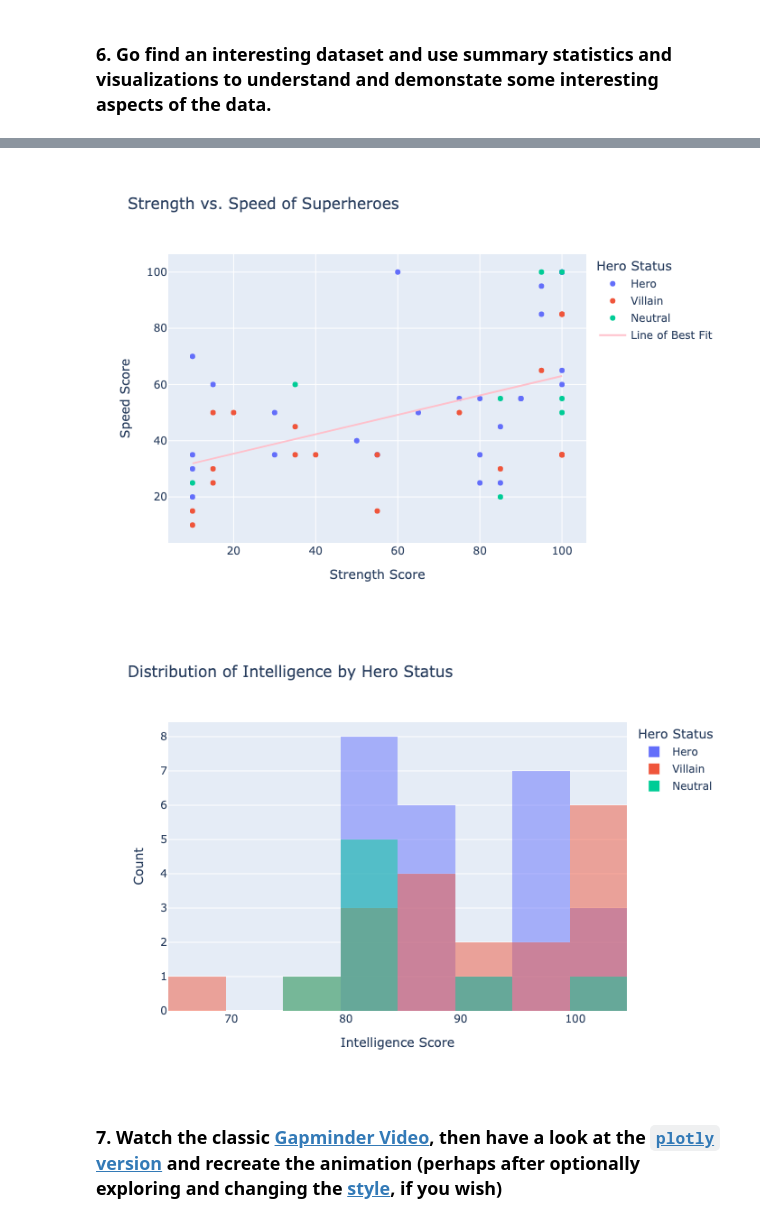
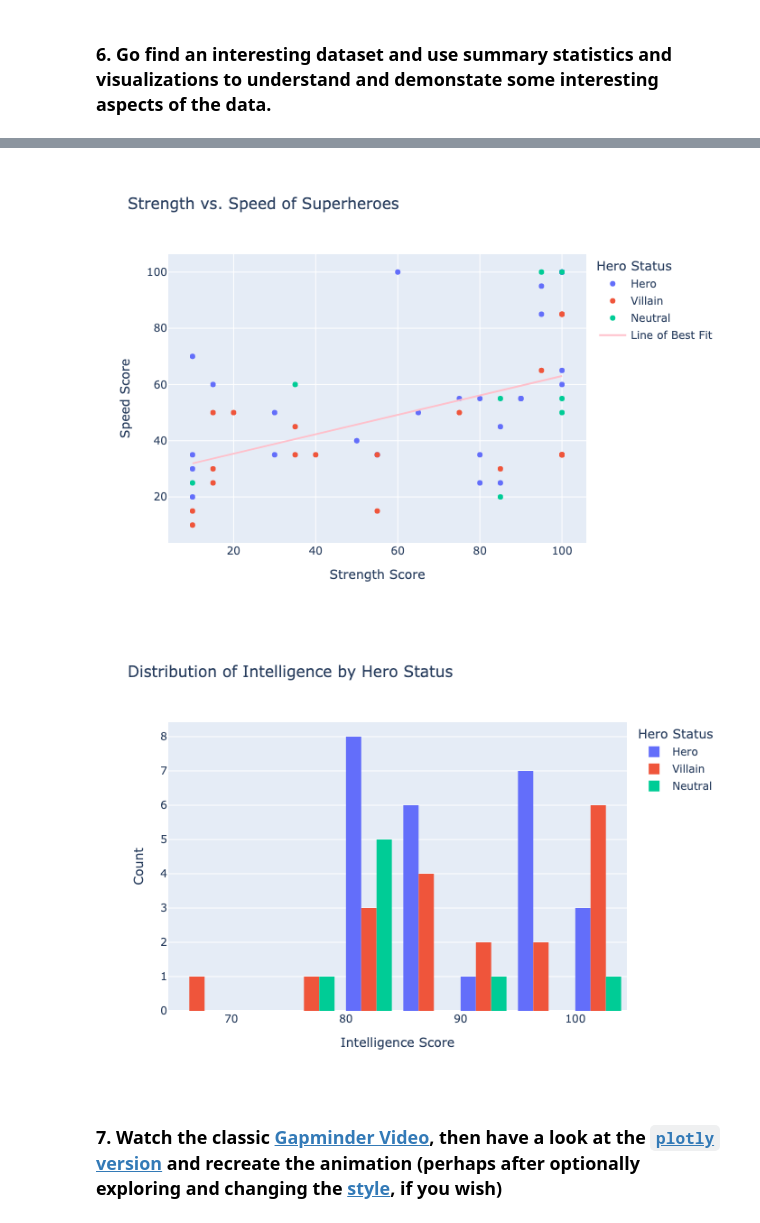
Before and after one commit to vicdenz/sta130-uoft, a Jupyter notebook: homework/week03/hw03.ipynb, the cells around one changed output, grey strips where cells are left out. Drawn from its saved outputs; the diff is of its cells as text; code cells hidden in the pictures.

Commit message:
Edited Week03 Homework to fix graphs.

```diff
--- a/homework/week03/hw03.ipynb
+++ b/homework/week03/hw03.ipynb
@@ -254,7 +254,7 @@ print("Hero Dataset Summary:")
 print(df.describe(include="all").round(2))
 
 # Box plot for some numeric features (e.g., Intelligence, Strength, Speed)
-fig1 = px.box(df, y=['Intelligence', 'Strength', 'Speed', 'Durability'],
+fig1 = px.box(df, y=['Intelligence', 'Strength', 'Speed', 'Durability', 'Power'],
               title="Distribution of Superhero Attributes",
               labels={'value': 'Attribute Score', 'variable': 'Attributes'})
 
@@ -287,7 +287,7 @@ fig2.add_trace(go.Scatter(
 # Histogram to show distribution of Intelligence by Hero Status
 fig3 = px.histogram(df, x='Intelligence', color='Hero Status',
                     title="Distribution of Intelligence by Hero Status",
-                    labels={'Intelligence': 'Intelligence Score', 'count': 'Count'}, barmode='overlay')
+                    labels={'Intelligence': 'Intelligence Score', 'count': 'Count'}, barmode='group')
 fig3.update_layout(yaxis_title='Count')
 
 # Show all figures
@@ -316,5 +316,5 @@ max          975.00     18000.00       NaN        NaN        NaN       585.00
 [figure]
-[figure, old version]
+[figure, new version]
 # %% [markdown]
 ### 7. Watch the classic [Gapminder Video](https://www.youtube.com/watch?v=jbkSRLYSojo), then have a look at the [`plotly` version](https://plotly.com/python/animations/) and recreate the animation (perhaps after optionally exploring and changing the [style](https://plotly.com/python/templates/), if you wish)
 # %%
```
Also changed, not shown: parts of 1 cell of this notebook.
